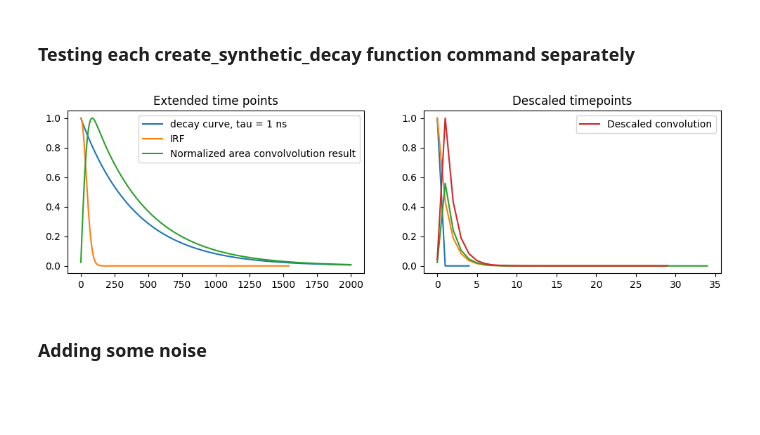
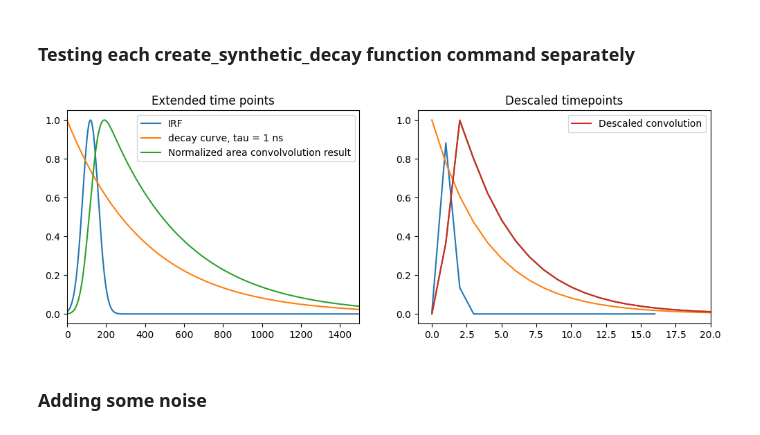
Before and after one commit to zoccoler/FLIM_analysis, a Jupyter notebook: notebooks/Cat_lifetime.ipynb, the cells around one changed output. Saved outputs shown, nothing was run; the diff lists cells and outputs as text; code cells hidden in the pictures; blank space fills up the shorter version.

```diff
--- a/notebooks/Cat_lifetime.ipynb
+++ b/notebooks/Cat_lifetime.ipynb
@@ -172,13 +171,13 @@ plt.show()
 # %%
 test_tau = 1
 laser_frequency = 40 # MHz
-number_of_time_points = 30
+number_of_time_points = 100
 sigma = 0.1
-offset = 0
+offset = 3*sigma
 descaled_time = syn.create_time_array(laser_frequency,number_of_time_points)
 # %%
-difference = int(np.rint(10000/number_of_time_points))
-smooth_time_points = difference * number_of_time_points
+ratio = int(np.rint(10000/number_of_time_points))
+smooth_time_points = ratio * number_of_time_points
 smooth_time = syn.create_time_array(laser_frequency, smooth_time_points)
 # %%
 smooth_decay_tau = calculate_exp(smooth_time, 1, test_tau)
@@ -186,29 +185,30 @@ smooth_irf = norm.pdf(smooth_time, loc = offset, scale = sigma)
 smooth_irf /= np.max(smooth_irf)
 smooth_irf = smooth_irf[smooth_irf>0]
 smooth_convolved = convolve(smooth_decay_tau, smooth_irf, mode = "full", method = "direct")
-descaled_convolution = np.copy(smooth_convolved[::difference][:number_of_time_points])
+descaled_convolution = np.copy(smooth_convolved[::ratio][:number_of_time_points])
 descaled_convolution /=np.max(descaled_convolution)
 # %%
-plt.figure(figsize=(12, 3))
-plt.subplot(1, 2, 1)
-plt.plot(smooth_decay_tau[:2000], label = "decay curve, tau = 1 ns")
-plt.plot(smooth_irf[:2000], label = "IRF")
-plt.plot((smooth_convolved/np.max(smooth_convolved))[:2000], label = "Normalized area convolvolution result")
-plt.title('Extended time points')
-plt.legend(loc="upper right")
+fig, ax = plt.subplots(1,2, figsize = (12,4))
+
+ax[0].plot(smooth_irf[:2000], label = "IRF")
+ax[0].plot(smooth_decay_tau[:2000], label = "decay curve, tau = 1 ns")
+ax[0].plot((smooth_convolved/np.max(smooth_convolved))[:2000], label = "Normalized area convolvolution result")
+ax[0].set_title('Extended time points')
+ax[0].legend(loc="upper right")
+ax[0].set_xlim((-1,1500))
 
 
-plt.subplot(1, 2, 2)
-plt.plot(smooth_irf[::difference])
-plt.plot(smooth_decay_tau[::difference])
-plt.plot((smooth_convolved/np.max(smooth_convolved))[::difference])
-plt.plot(descaled_convolution, label = "Descaled convolution")
-plt.title('Descaled timepoints')
-plt.legend(loc="upper right")
+ax[1].plot(smooth_irf[::ratio])
+ax[1].plot(smooth_decay_tau[::ratio])
+ax[1].plot((smooth_convolved/np.max(smooth_convolved))[::ratio])
+ax[1].plot(descaled_convolution, label = "Descaled convolution")
+ax[1].set_title('Descaled timepoints')
+ax[1].legend(loc="upper right")
+ax[1].set_xlim((-1,20))
 
 plt.show()
 # %% [output]
-[figure, old version]
+[figure, new version]
 # %% [markdown]
 ### Adding some noise
 # %% [markdown]
```
Also changed, not shown: parts of 4 cells of this notebook.
